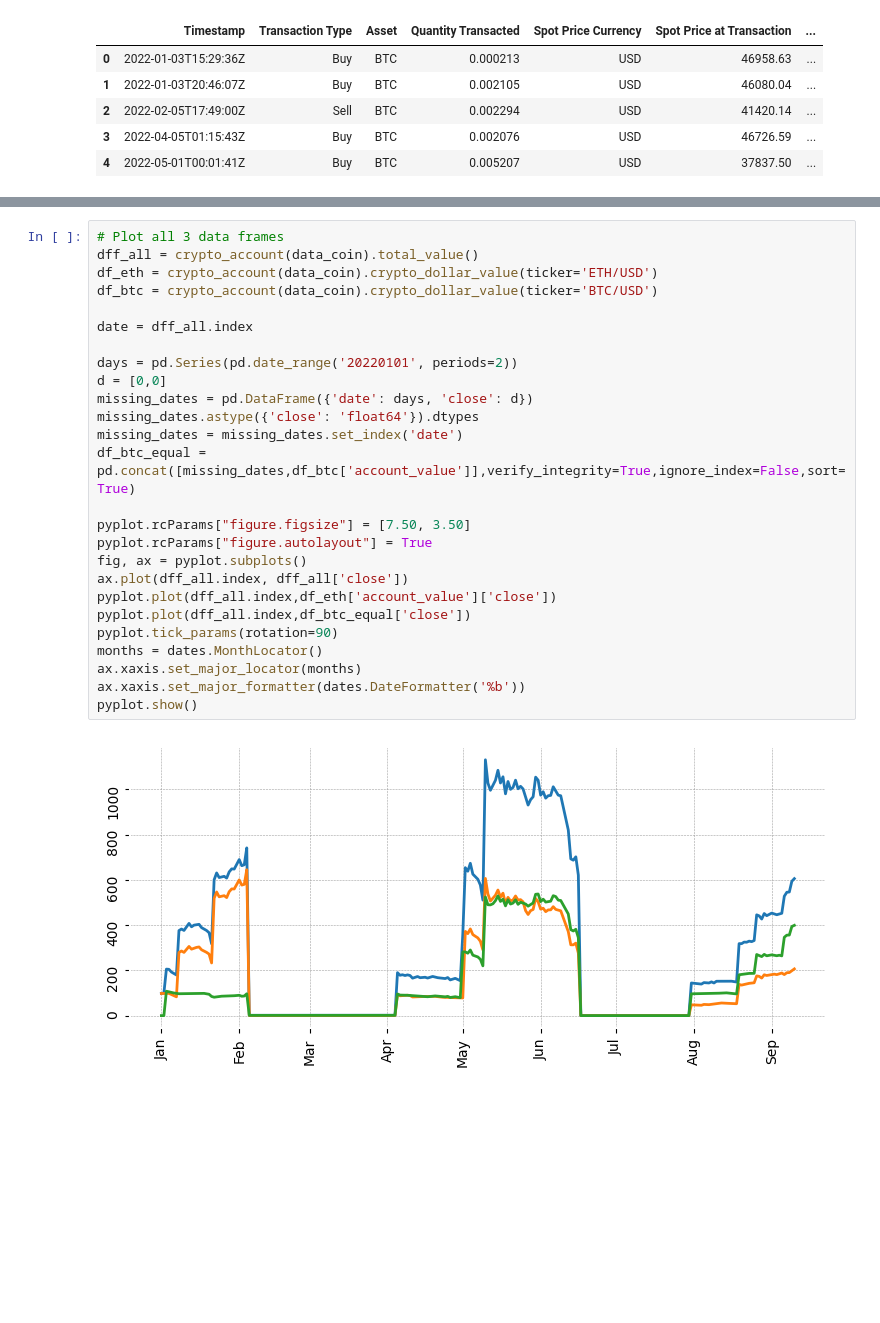
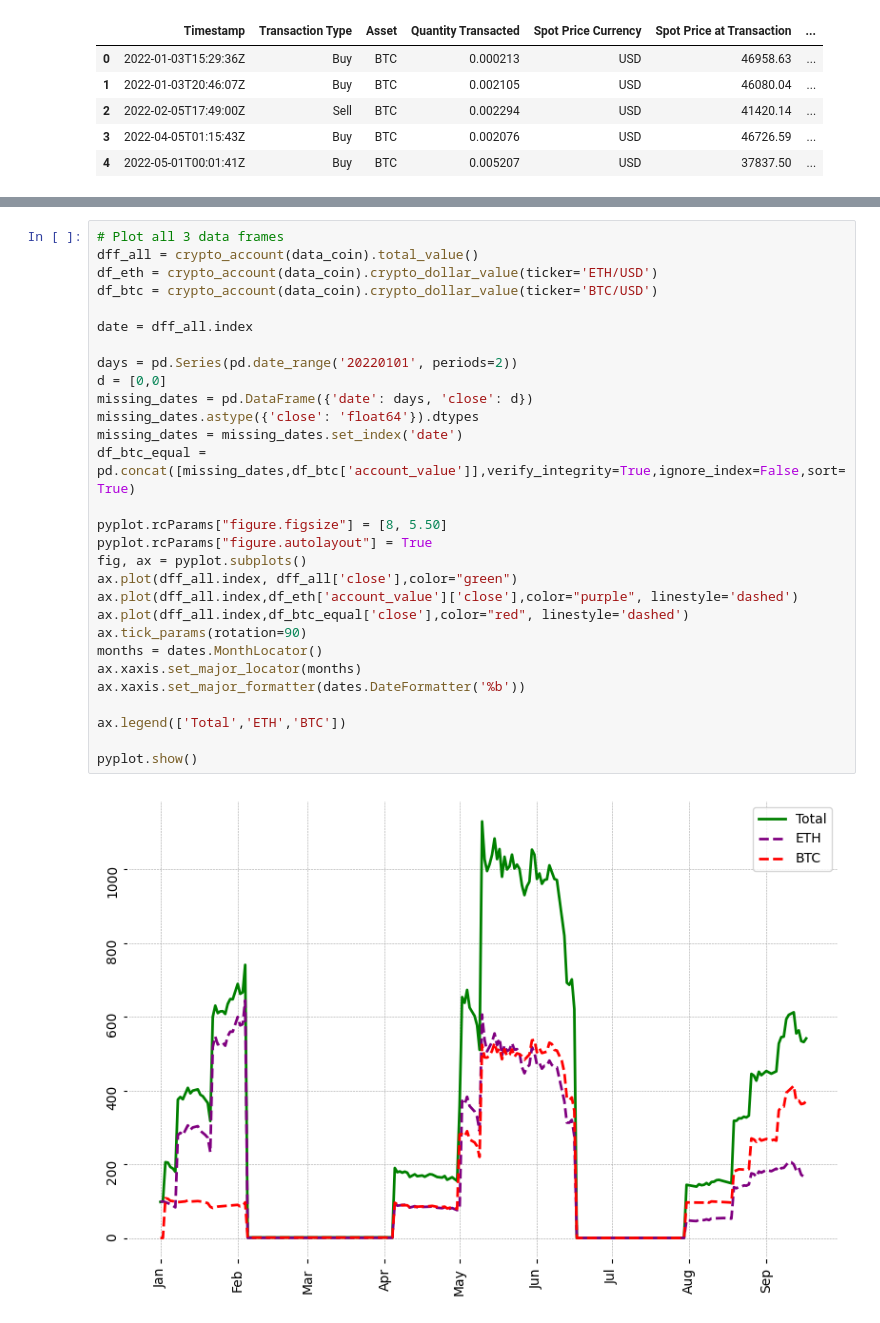
Before and after one commit to finnnilsen90/finance-blockchain_analysis, a Jupyter notebook: crypto_analysis.ipynb, the cells around one changed output, grey strips where cells are left out. Drawn from its saved outputs; the diff is of its cells as text; blank space fills up the shorter version.

```diff
--- a/crypto_analysis.ipynb
+++ b/crypto_analysis.ipynb
@@ -64,28 +63,31 @@ for i in ticker_crypto:
 # %%
 # Plot all 3 data frames
 dff_all = crypto_account(data_coin).total_value()
 df_eth = crypto_account(data_coin).crypto_dollar_value(ticker='ETH/USD')
 df_btc = crypto_account(data_coin).crypto_dollar_value(ticker='BTC/USD')
 
 date = dff_all.index
 
 days = pd.Series(pd.date_range('20220101', periods=2))
 d = [0,0]
 missing_dates = pd.DataFrame({'date': days, 'close': d})
 missing_dates.astype({'close': 'float64'}).dtypes
 missing_dates = missing_dates.set_index('date')
 df_btc_equal = pd.concat([missing_dates,df_btc['account_value']],verify_integrity=True,ignore_index=False,sort=True)
 
-pyplot.rcParams["figure.figsize"] = [7.50, 3.50]
+pyplot.rcParams["figure.figsize"] = [8, 5.50]
 pyplot.rcParams["figure.autolayout"] = True
 fig, ax = pyplot.subplots()
-ax.plot(dff_all.index, dff_all['close'])
-pyplot.plot(dff_all.index,df_eth['account_value']['close'])
-pyplot.plot(dff_all.index,df_btc_equal['close'])
-pyplot.tick_params(rotation=90)
+ax.plot(dff_all.index, dff_all['close'],color="green")
+ax.plot(dff_all.index,df_eth['account_value']['close'],color="purple", linestyle='dashed')
+ax.plot(dff_all.index,df_btc_equal['close'],color="red", linestyle='dashed')
+ax.tick_params(rotation=90)
 months = dates.MonthLocator()
 ax.xaxis.set_major_locator(months)
 ax.xaxis.set_major_formatter(dates.DateFormatter('%b'))
+
+ax.legend(['Total','ETH','BTC'])
+
 pyplot.show()
 # %% [output]
-[figure, old version]
+[figure, new version]
```
Also changed, not shown: parts of 3 cells of this notebook.
